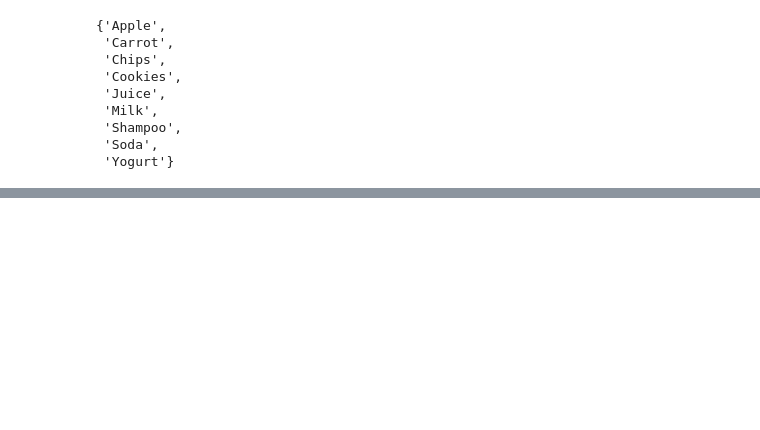
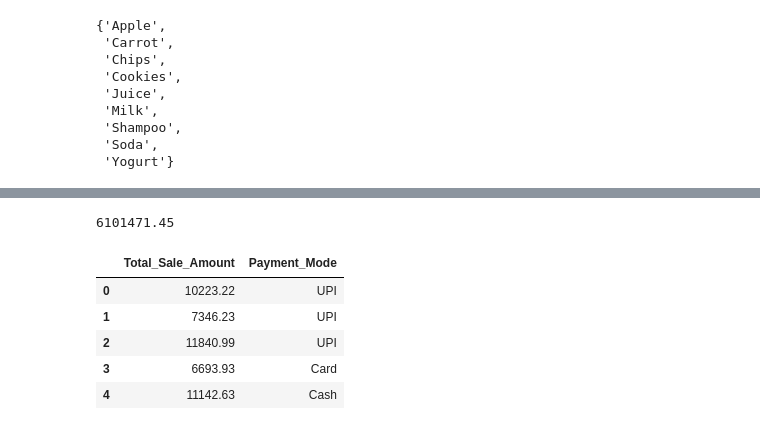
Before and after one commit to utkarshsen03/AI-based-business-solution, a Jupyter notebook: HACKATHON .ipynb, the cells around one changed output, grey strips where cells are left out. Saved outputs shown, nothing was run; the diff lists cells and outputs as text; code cells hidden in the pictures; blank space fills up the shorter version.

```diff
--- a/HACKATHON .ipynb
+++ b/HACKATHON .ipynb
@@ -215,0 +220,14 @@ px.bar(day_sale,x=day_sale.index,y='Quantities_Sold',log_y =True)
+# %%
+total_revenue = df['Total_Sale_Amount'].sum()
+total_revenue
+# %% [output]
+6101471.45
+# %%
+df[['Total_Sale_Amount','Payment_Mode']].head()
+# %% [output]
+|  | Total_Sale_Amount | Payment_Mode |
+| 0 | 10223.22 | UPI |
+| 1 | 7346.23 | UPI |
+| 2 | 11840.99 | UPI |
+| 3 | 6693.93 | Card |
+| 4 | 11142.63 | Cash |
```
Also changed, not shown: parts of 30 cells of this notebook.
